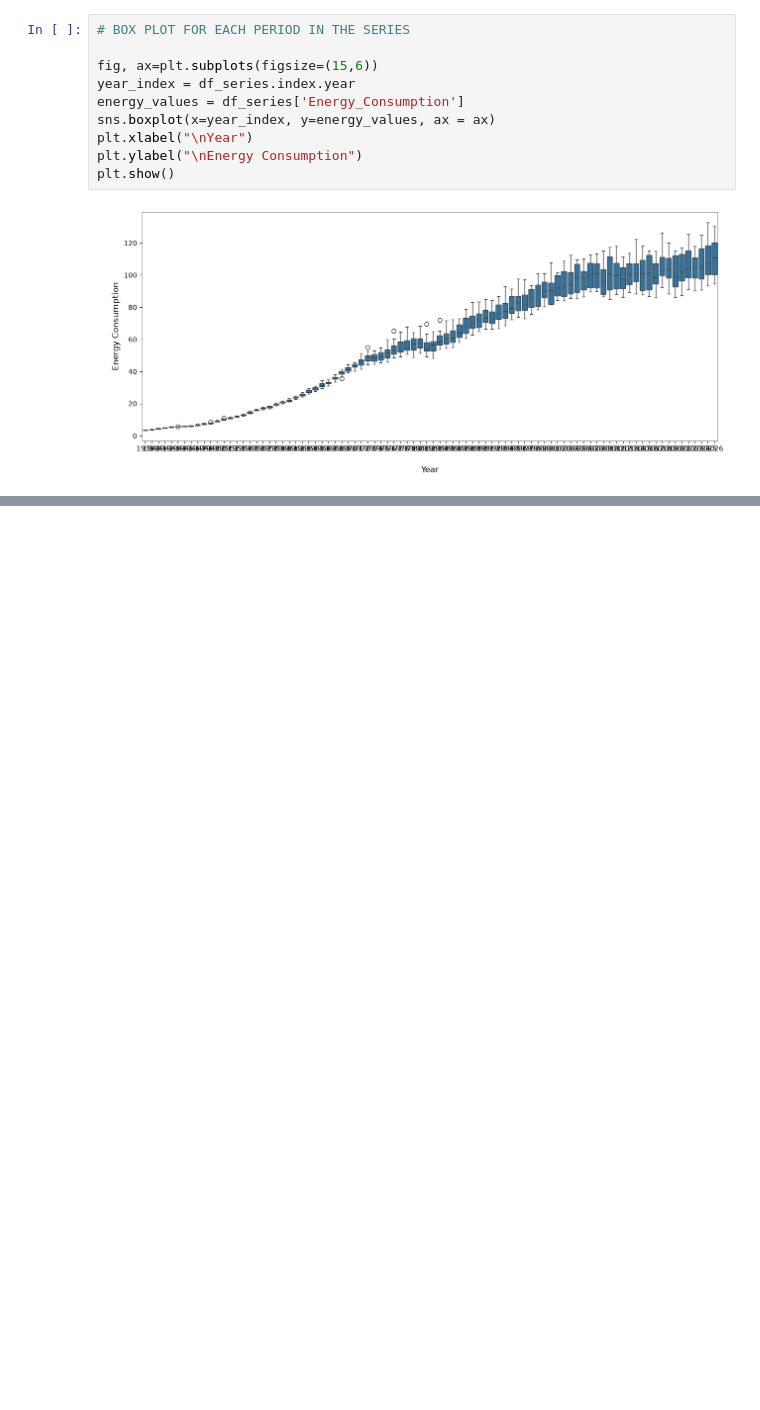
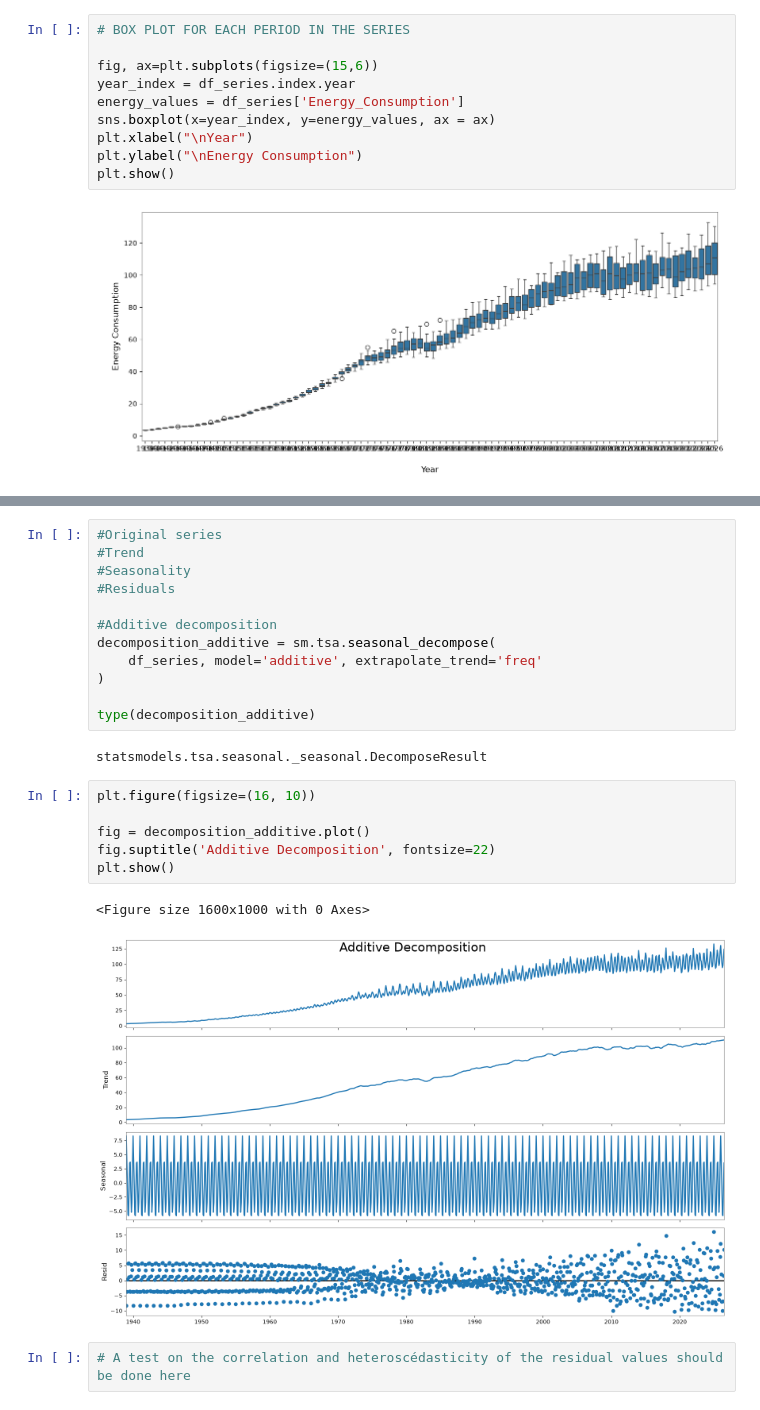
Before and after one commit to Kirfea/energy-consumption-forecasting, a Jupyter notebook: Energy_Consumption_Forecasting.ipynb, the cells around one changed output, grey strips where cells are left out. Drawn from its saved outputs; the diff is of its cells as text; blank space fills up the shorter version.

```diff
--- a/Energy_Consumption_Forecasting.ipynb
+++ b/Energy_Consumption_Forecasting.ipynb
@@ -251,0 +266,25 @@ plt.show()
+# %%
+#Original series
+#Trend
+#Seasonality
+#Residuals
+
+#Additive decomposition
+decomposition_additive = sm.tsa.seasonal_decompose(
+    df_series, model='additive', extrapolate_trend='freq'
+)
+
+type(decomposition_additive)
+# %% [output]
+statsmodels.tsa.seasonal._seasonal.DecomposeResult
+# %%
+plt.figure(figsize=(16, 10))
+
+fig = decomposition_additive.plot()
+fig.suptitle('Additive Decomposition', fontsize=22)
+plt.show()
+# %% [output]
+<Figure size 1600x1000 with 0 Axes>
+[figure, added]
+# %%
+# A test on the correlation and heteroscédasticity of the residual values should be done here
```
Also changed, not shown: parts of 6 cells of this notebook.
